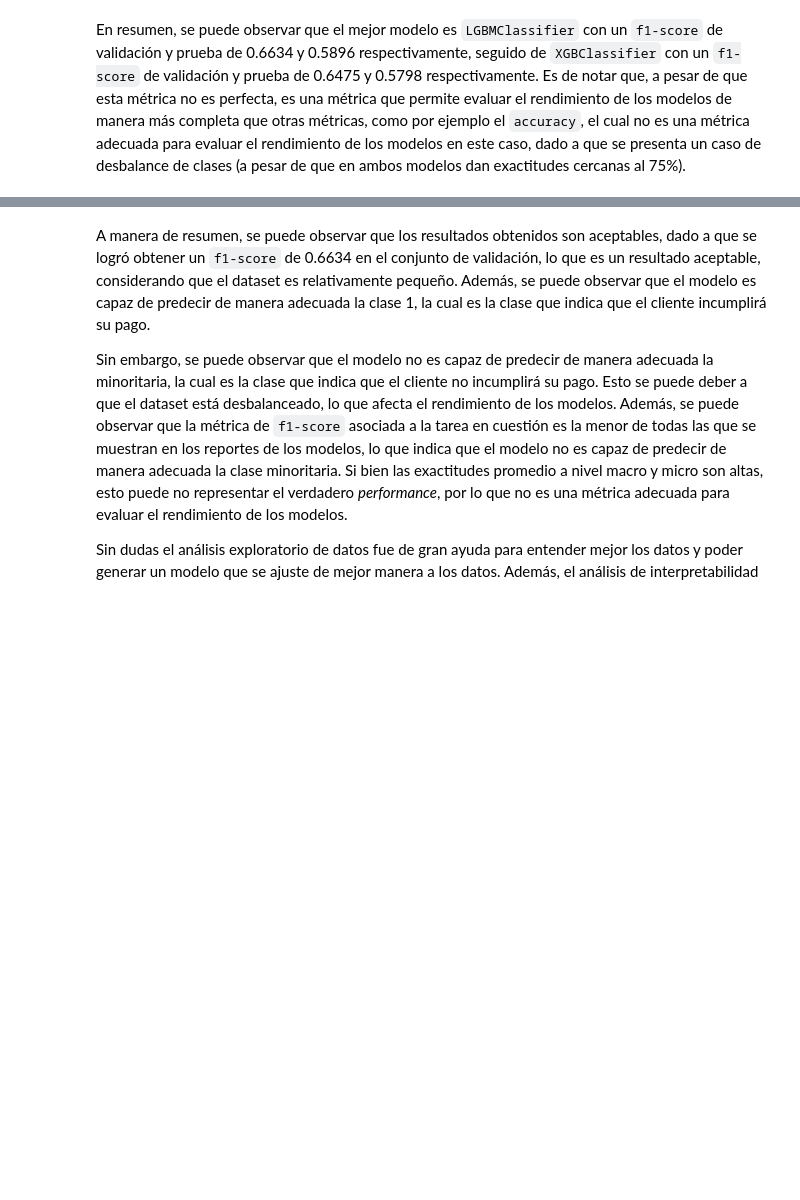
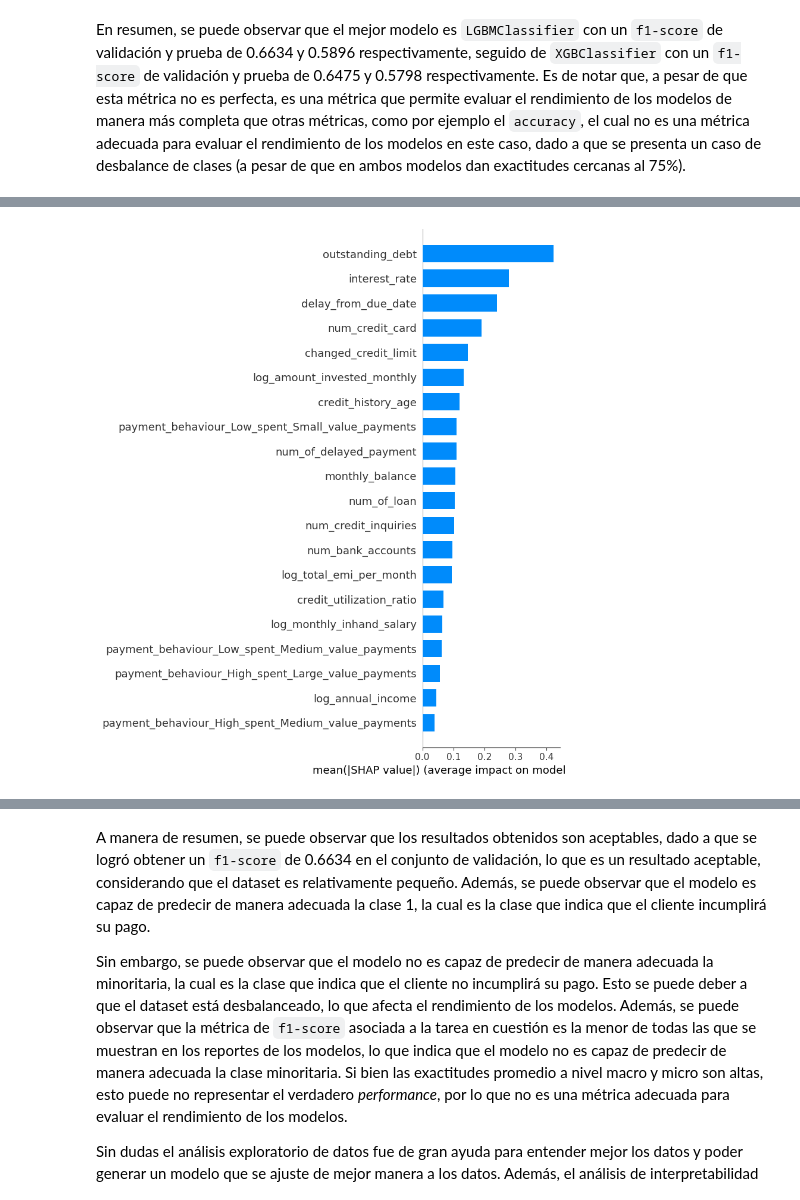
Before and after one commit to mgzotero/MDS7202, a Jupyter notebook: Proyectos/Proyecto 2/proyecto2.ipynb, the cells around one changed output, grey strips where cells are left out. Saved outputs shown, nothing was run; the diff lists cells and outputs as text; code cells hidden in the pictures; blank space fills up the shorter version.

```diff
--- a/Proyectos/Proyecto 2/proyecto2.ipynb
+++ b/Proyectos/Proyecto 2/proyecto2.ipynb
@@ -845,0 +837,8 @@ fig.show()
+# %%
+shap.summary_plot(
+    shap_values[:, :, 1],
+    pd.DataFrame(lgbm_pipeline[:-1].transform(df), columns=best_columns),
+    plot_type="bar",
+)
+# %% [output]
+[figure, added]
```
Also changed, not shown: parts of 19 cells of this notebook.
